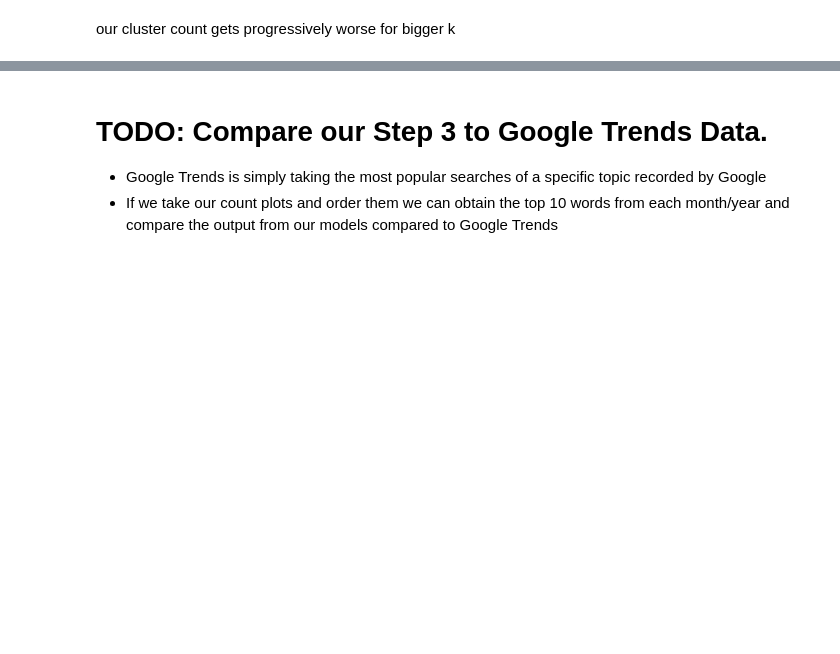
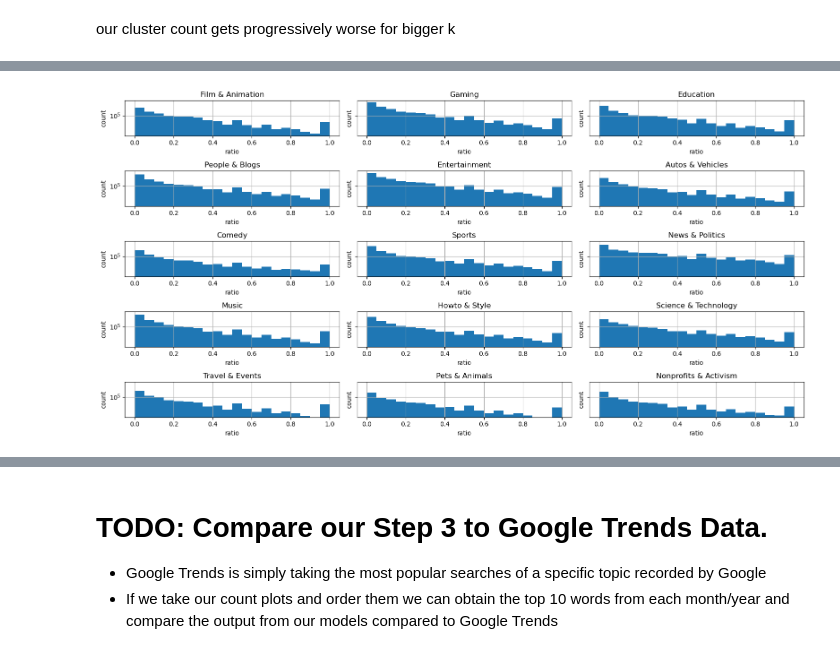
Before and after one commit to epfl-ada/ada-2022-project-chromegoldfish, a Jupyter notebook: src/data-explore.ipynb, the cells around one changed output, grey strips where cells are left out. Cells and saved outputs as stored; diff of their text form; code cells hidden in the pictures; blank space fills up the shorter version.

```diff
--- a/src/data-explore.ipynb
+++ b/src/data-explore.ipynb
@@ -908,0 +1091,3 @@ our cluster count gets progressively worse for bigger k
+# %%
+df = df_metadata.copy()
+df['ratio']=df['dislike_count']/(df['like_count']+df['dislike_count'])
@@ -908,0 +1099,11 @@ our cluster count gets progressively worse for bigger k
+# %%
+fig, axs = plt.subplots(5,3, figsize=(16,8), sharey=True)
+
+for cat,ax in zip(df['categories'].unique(), axs.ravel()):
+    df[df.categories==cat].hist(column='ratio', bins=20 ,ax=ax, log=True)
+    ax.set_title(cat)
+    ax.set_xlabel('ratio')
+    ax.set_ylabel('count')
+plt.tight_layout()
+# %% [output]
+[figure, added]
```
Also changed, not shown: parts of 33 cells of this notebook.
